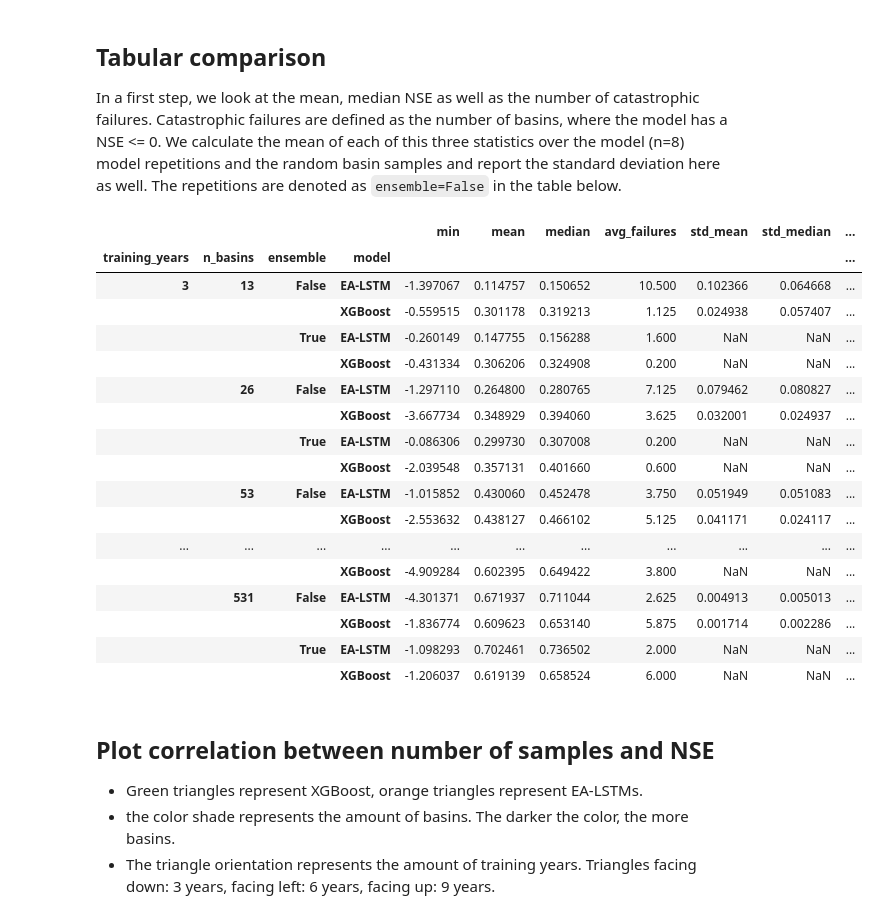
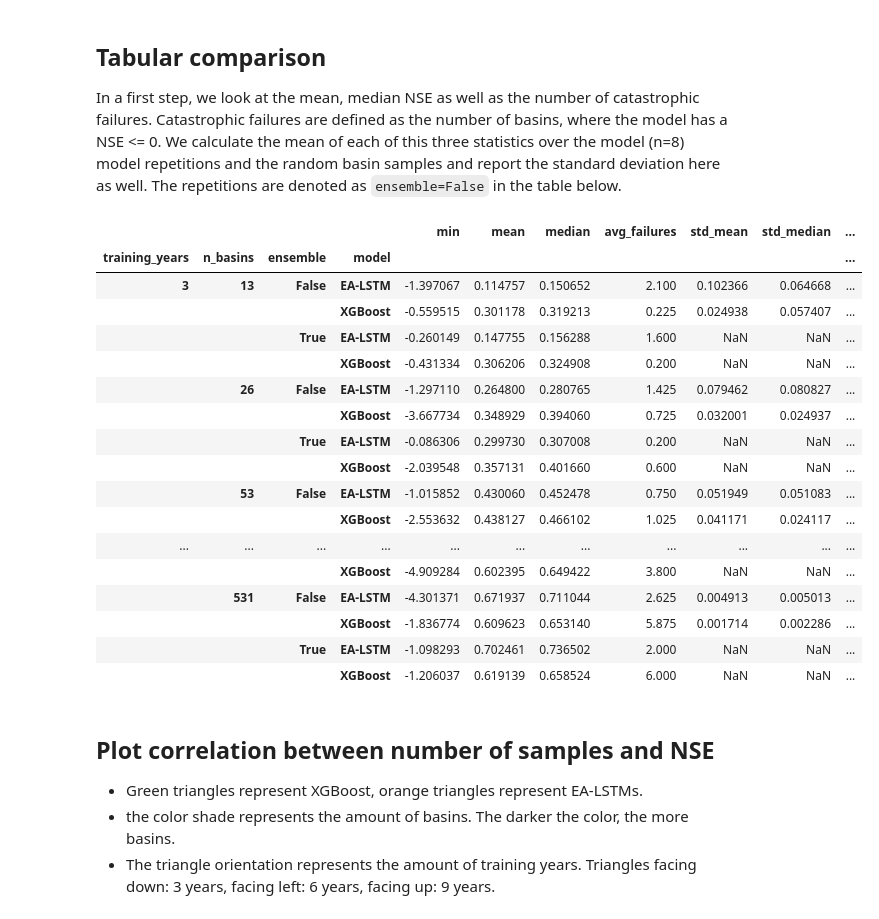
Before and after one commit to gauchm/ealstm_regional_modeling, a Jupyter notebook: notebooks/performance_gridEvaluation.ipynb, the cells around one changed output. Cells and saved outputs as stored; diff of their text form; code cells hidden in the pictures.

```diff
--- a/notebooks/performance_gridEvaluation.ipynb
+++ b/notebooks/performance_gridEvaluation.ipynb
@@ -133,47 +133,48 @@ for model, model_label, _ in model_specs_gridEvaluation['models']:
             print(f"No results for {model}, {training_years} years, {n_basins} basins")
             continue
 
+        num_subsets = len(model_specs_gridEvaluation['basin_subsets'][n_basins])
         data_sing = {'model': model_label,
                      'training_years': training_years,
                      'n_basins': n_basins,
                      'ensemble': False,
                      'min': np.min(mins),
                      'max': np.max(maxs),
                      'mean': np.mean(means),
                      'std_mean': np.std(means),
                      'median': np.mean(medians),
                      'std_median': np.std(medians),
-                     'avg_failures': np.sum(failures) / len(seeds),
+                     'avg_failures': np.sum(failures) / (len(seeds) * num_subsets),
                      'std_failures': np.std(failures)}
         data.append(data_sing)
         data_ensemble = {'model': model_label,
                          'training_years': training_years,
                          'n_basins': n_basins,
                          'ensemble': True,
                          'min': np.min(ensemble_nses),
                          'max': np.max(ensemble_nses),
                          'mean': np.mean(ensemble_nses),
                          'median': np.median(ensemble_nses),
-                         'avg_failures': len([v for v in ensemble_nses if v <= 0]) / len(model_specs_gridEvaluation['basin_subsets'][n_basins])}
+                         'avg_failures': len([v for v in ensemble_nses if v <= 0]) / num_subsets}
         data.append(data_ensemble)
 
 df = pd.DataFrame(data)
 df = df.set_index(keys=["training_years", "n_basins", "ensemble", "model"])
 df.sort_values(by=["training_years","n_basins", "ensemble", "model"], inplace=True)
 df[["min", "mean", "median", "avg_failures", "std_mean", "std_median", "std_failures"]]
 # %% [output]
 |  |  |  |  | min | mean | median | avg_failures | std_mean | std_median | ... |
 | training_years | n_basins | ensemble | model |  |  |  |  |  |  | ... |
-| 3 | 13 | False | EA-LSTM | -1.397067 | 0.114757 | 0.150652 | 10.500 | 0.102366 | 0.064668 | ... |
-|  |  |  | XGBoost | -0.559515 | 0.301178 | 0.319213 | 1.125 | 0.024938 | 0.057407 | ... |
+| 3 | 13 | False | EA-LSTM | -1.397067 | 0.114757 | 0.150652 | 2.100 | 0.102366 | 0.064668 | ... |
+|  |  |  | XGBoost | -0.559515 | 0.301178 | 0.319213 | 0.225 | 0.024938 | 0.057407 | ... |
 |  |  | True | EA-LSTM | -0.260149 | 0.147755 | 0.156288 | 1.600 | NaN | NaN | ... |
 |  |  |  | XGBoost | -0.431334 | 0.306206 | 0.324908 | 0.200 | NaN | NaN | ... |
-|  | 26 | False | EA-LSTM | -1.297110 | 0.264800 | 0.280765 | 7.125 | 0.079462 | 0.080827 | ... |
-|  |  |  | XGBoost | -3.667734 | 0.348929 | 0.394060 | 3.625 | 0.032001 | 0.024937 | ... |
+|  | 26 | False | EA-LSTM | -1.297110 | 0.264800 | 0.280765 | 1.425 | 0.079462 | 0.080827 | ... |
+|  |  |  | XGBoost | -3.667734 | 0.348929 | 0.394060 | 0.725 | 0.032001 | 0.024937 | ... |
 |  |  | True | EA-LSTM | -0.086306 | 0.299730 | 0.307008 | 0.200 | NaN | NaN | ... |
 |  |  |  | XGBoost | -2.039548 | 0.357131 | 0.401660 | 0.600 | NaN | NaN | ... |
-|  | 53 | False | EA-LSTM | -1.015852 | 0.430060 | 0.452478 | 3.750 | 0.051949 | 0.051083 | ... |
-|  |  |  | XGBoost | -2.553632 | 0.438127 | 0.466102 | 5.125 | 0.041171 | 0.024117 | ... |
+|  | 53 | False | EA-LSTM | -1.015852 | 0.430060 | 0.452478 | 0.750 | 0.051949 | 0.051083 | ... |
+|  |  |  | XGBoost | -2.553632 | 0.438127 | 0.466102 | 1.025 | 0.041171 | 0.024117 | ... |
 | ... | ... | ... | ... | ... | ... | ... | ... | ... | ... | ... |
 |  |  |  | XGBoost | -4.909284 | 0.602395 | 0.649422 | 3.800 | NaN | NaN | ... |
 |  | 531 | False | EA-LSTM | -4.301371 | 0.671937 | 0.711044 | 2.625 | 0.004913 | 0.005013 | ... |
```
Also changed, not shown: parts of 7 cells of this notebook.
